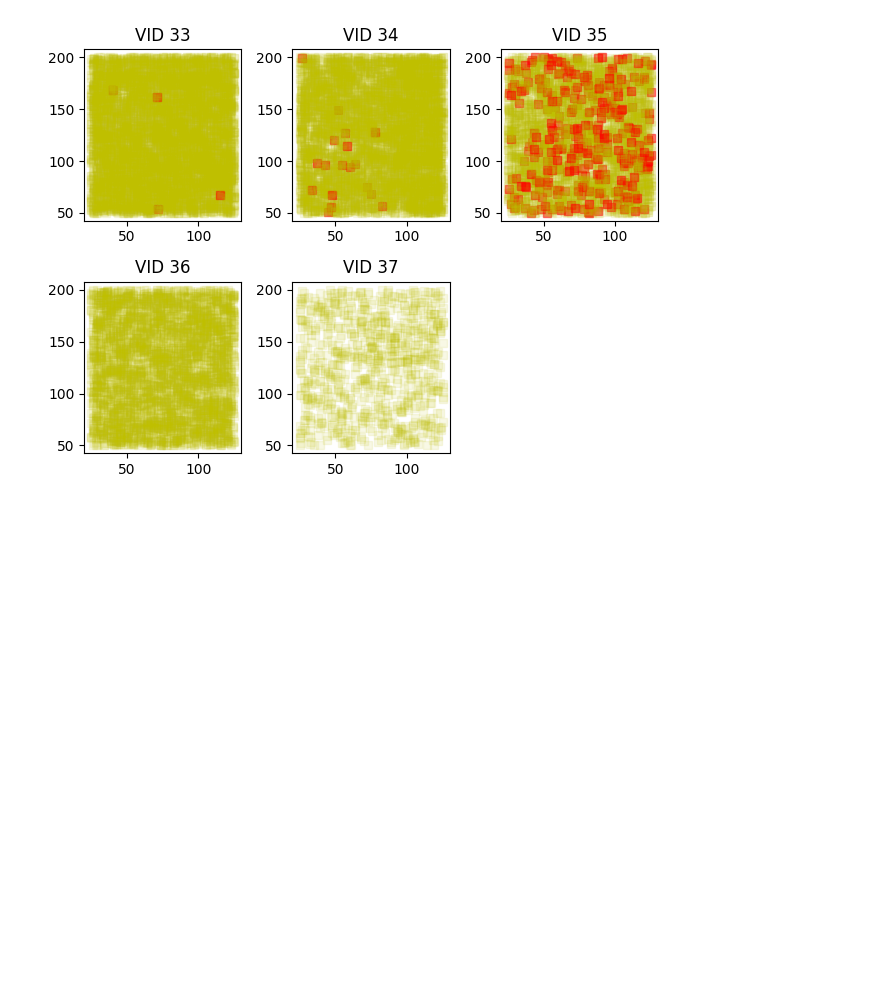
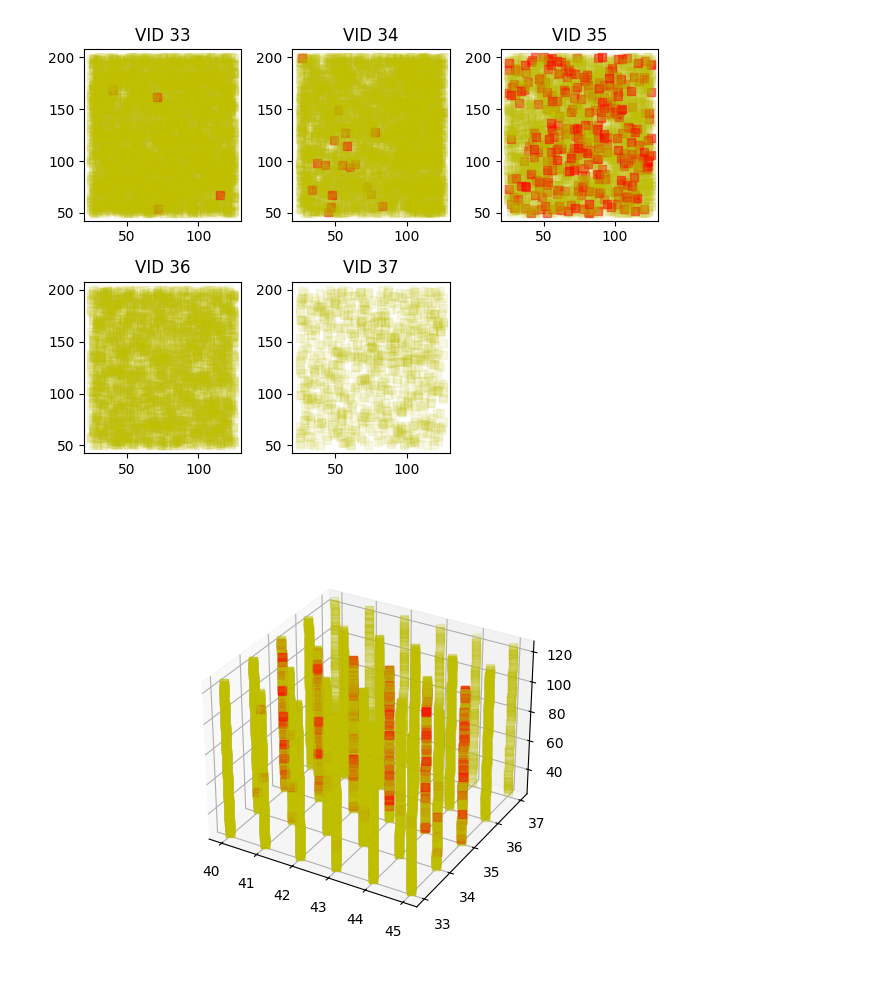
Before and after one commit to ceres-c/VU-Thesis, a Jupyter notebook: notebooks/plot_from_db.ipynb, the cells around one changed output. Drawn from its saved outputs; the diff is of its cells as text; code cells hidden in the pictures; blank space fills up the shorter version.

Commit message:
Improved glitch settings checker

```diff
--- a/notebooks/plot_from_db.ipynb
+++ b/notebooks/plot_from_db.ipynb
@@ -40,14 +40,14 @@ c.execute(f'SELECT DISTINCT voltage FROM {TABLE}')
 voltages = [v for (v,) in c.fetchall()]
 voltages.sort()
 
-cols = ceil(sqrt(len(voltages)))
-rows = ceil(len(voltages) / cols)
+col_num = ceil(sqrt(len(voltages)))
+row_num = ceil(len(voltages) / col_num)
 
 fig = plt.figure(layout="tight")
 axs = {}
-for i, voltage in enumerate(voltages):
-	axs[voltage] = fig.add_subplot(rows, cols, i+1)
-	axs[voltage].set_title(f'VID {voltage}')
+for i, prep_voltage in enumerate(voltages):
+	axs[prep_voltage] = fig.add_subplot(row_num, col_num, i+1)
+	axs[prep_voltage].set_title(f'VID {prep_voltage}')
 
 c.execute(f'SELECT * FROM {TABLE}')
 rows = c.fetchall()
@@ -55,14 +55,13 @@ rows = c.fetchall()
 summarize([GlitchResult[result_name] for (_, _, _, _, result_name, _, _, _, _) in rows])
 
 for i, row in enumerate(rows):
-	[ext_offset, width, voltage, prep_voltage, result_name, data, successes, result_a, result_b] = row
-	glitch_values: GlitchSettings = {'ext_offset': ext_offset, 'width': width, 'voltage': voltage, 'prep_voltage': prep_voltage}
+	[ext_offset, width, prep_voltage, prep_voltage, result_name, data, successes, result_a, result_b] = row
 	result = GlitchResult[result_name]
 
 	# if result in [GlitchResult.NORMAL, GlitchResult.SUCCESS, GlitchResult.HALF_SUCCESS]:
 	if result == GlitchResult.NORMAL:
 		continue
-	axs[voltage].plot(glitch_values['width'], glitch_values['ext_offset'], simplify_color[result], alpha=0.1 if result != GlitchResult.SUCCESS else 0.5)
+	axs[prep_voltage].plot(width, ext_offset, simplify_color[result], alpha=0.1 if result != GlitchResult.SUCCESS else 0.5)
 # %% [output]
 Using settings:
   ext_offset=50:200(1)
@@ -75,3 +74,19 @@ Results:
   Green = 13405 - 38.77%
   Red = 348 - 1.01%
 [figure]
+# %%
+%matplotlib widget
+
+fig3d = plt.figure()
+ax3d = fig3d.add_subplot(projection='3d')
+
+for i, row in enumerate(rows):
+	[ext_offset, width, prep_voltage, prep_voltage, result_name, data, successes, result_a, result_b] = row
+	glitch_values: GlitchSettings = {'ext_offset': ext_offset, 'width': width, 'voltage': prep_voltage, 'prep_voltage': prep_voltage}
+	result = GlitchResult[result_name]
+
+	if result == GlitchResult.NORMAL:
+		continue
+	ax3d.plot(prep_voltage, prep_voltage, width, simplify_color[result], alpha=0.1 if result != GlitchResult.SUCCESS else 0.5)
+# %% [output]
+[figure, added]
```
Also changed, not shown: parts of 7 cells of this notebook, 3 other files.
